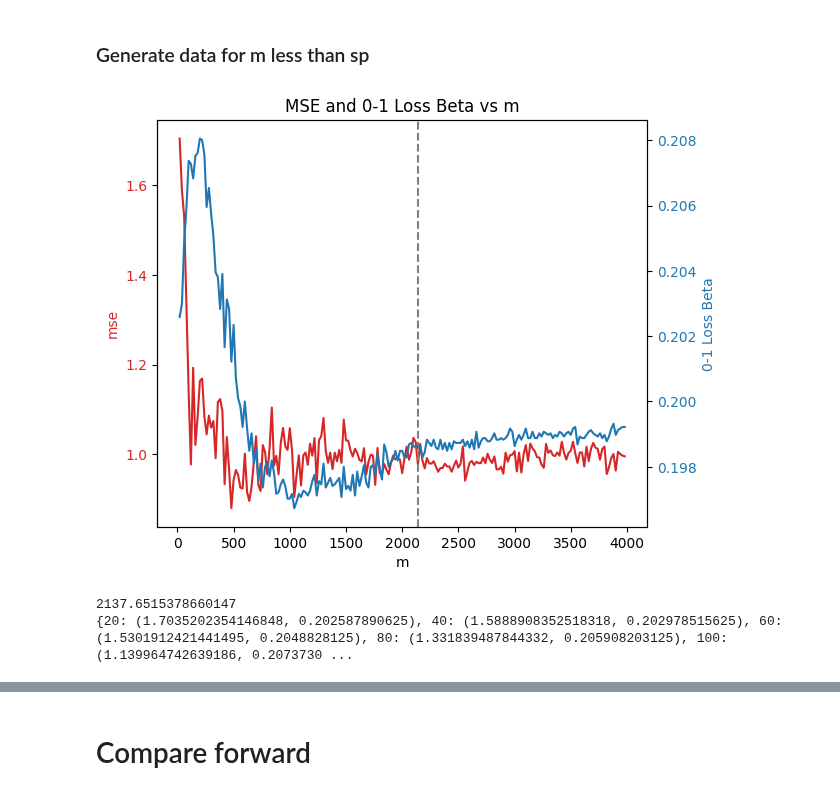
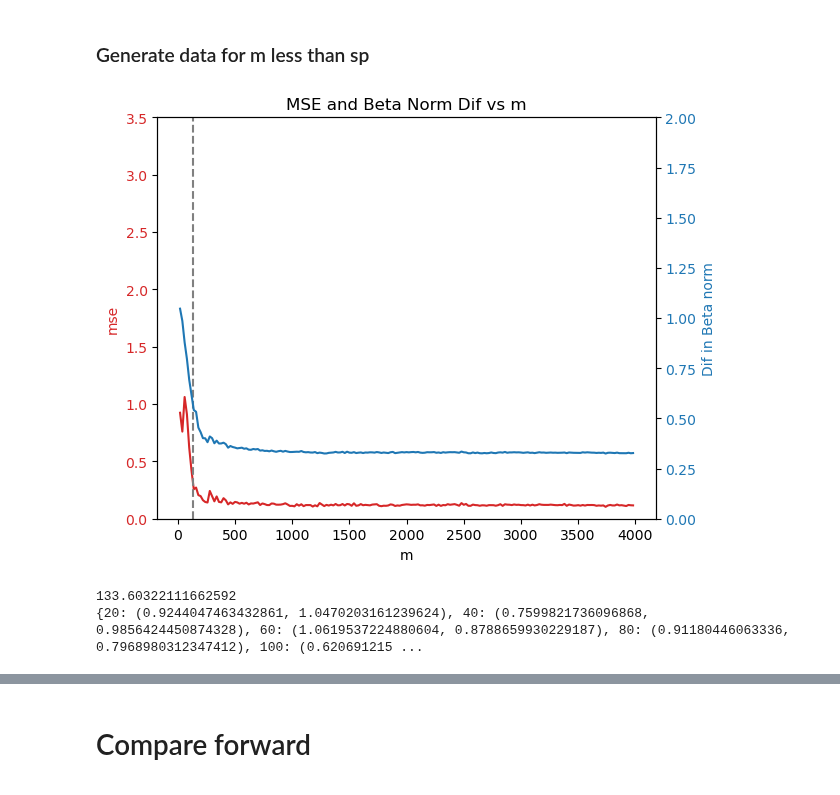
Before and after one commit to qc2321/causal-factorial, a Jupyter notebook: lasso_sk.ipynb, the cells around one changed output, grey strips where cells are left out. Saved outputs shown, nothing was run; the diff lists cells and outputs as text; code cells hidden in the pictures.

Commit message:
more updates to charts

```diff
--- a/lasso_sk.ipynb
+++ b/lasso_sk.ipynb
@@ -434,11 +434,11 @@ def run_generation(n_max, k, sparsity, step):
     for n in range(20, n_max, step):
         mse_sum = 0
         mse_beta_sum=0
-        for seed in [0,1,2,3,4]:
+        for seed in [0,1,2,30,4]:
             #dictionary for mse's
 
             degree = k
-            sigma = 0.1
+            sigma = .1
 
             fm = FM.FactorialModel(
                 n=n,
@@ -455,10 +455,10 @@ def run_generation(n_max, k, sparsity, step):
             degree=degree, interaction_only=True, include_bias=True,
             )
             T = pf.fit_transform(t)
-            T_train, T_test, y_train, y_test = train_test_split(T, y, test_size=0.2, random_state=seed)
-    #         alpha_cv = [0.001, 0.01, 0.1, 0.5]
-    #         model = LassoCV(alphas=alpha_cv, cv=5, random_state=42, max_iter=10000)
-            model = Lasso(alpha = 0.11, max_iter = 10000)
+            T_train, T_test, y_train, y_test = train_test_split(T, y, test_size=0.1, random_state=seed)
+#             alpha_cv = [0.001, 0.01, 0.1, 0.5]
+#             model = LassoCV(alphas=alpha_cv, cv=5, random_state=42, max_iter=10000)
+            model = Lasso(alpha = 0.05, max_iter = 10000)
             model.fit(T_train, y_train)
             # print(f'alpha={model.alpha_}\nbetas={model.coef_}')
 
@@ -468,10 +468,11 @@ def run_generation(n_max, k, sparsity, step):
 
             beta_actual = fm.beta
             beta_hat = model.coef_
-            beta_hat[beta_hat!=0] = 1
-            beta_actual[beta_actual!=0] = 1
-            mse_beta_sum += zero_one_loss(beta_actual, beta_hat)
+#             beta_hat[beta_hat!=0] = 1
+#             beta_actual[beta_actual!=0] = 1
+            mse_beta_sum += np.linalg.norm(beta_actual - beta_hat)
             # print(f"Mean Squared Error of beta: {mse_beta}")
+#             print(zero_one_loss(beta_actual, beta_hat))
 
         mse_dict[n] = (mse_sum/5, mse_beta_sum/5)
     return mse_dict, len(fm.beta)
@@ -488,31 +489,31 @@ def draw_charts(mse_dict, sparsity, length, k):
     ax1.set_ylabel('mse', color=color)
     ax1.plot(n, mse, color=color)
     ax1.tick_params(axis='y', labelcolor=color)
-#     ax1.set_ylim(0, .4)
-    # Create a second y-axis for the second line (mse_beta)
+    ax1.set_ylim(0, 3.5)
+#     Create a second y-axis for the second line (mse_beta)
     ax2 = ax1.twinx()
     color = 'tab:blue'
-    ax2.set_ylabel('0-1 Loss Beta', color=color)
+    ax2.set_ylabel('Dif in Beta norm', color=color)
     ax2.plot(n, mse_beta, color=color)
     ax2.tick_params(axis='y', labelcolor=color)
-#     ax2.set_ylim(0,.26)
+    ax2.set_ylim(0,2)
     tipping_point = calc_tipping_point(sparsity, length, k)
     ax1.axvline(x=tipping_point, linestyle='--', color='gray')
     fig.tight_layout()  # For layout
-    plt.title('MSE and 0-1 Loss Beta vs m')
+    plt.title('MSE and Beta Norm Dif vs m')
     plt.show()
 # %%
 def calc_tipping_point(sparsity, length, k):
     return np.log(math.e /(1-sparsity)) *(1-sparsity) * length
 # %%
 n_max = 4000
-k = 12
+k = 8
 sparsity = 0.8
 mse_dict, length = run_generation(n_max, k, sparsity, 20)
 draw_charts(mse_dict, sparsity, length, k)
 print(calc_tipping_point(sparsity, length, k))
 print(mse_dict)
 # %% [output]
-[figure, old version]
+[figure, new version]
-2137.6515378660147
-{20: (1.7035202354146848, 0.202587890625), 40: (1.5888908352518318, 0.202978515625), 60: (1.5301912421441495, 0.2048828125), 80: (1.331839487844332, 0.205908203125), 100: (1.139964742639186, 0.2073730 ...
+133.60322111662592
+{20: (0.9244047463432861, 1.0470203161239624), 40: (0.7599821736096868, 0.9856424450874328), 60: (1.0619537224880604, 0.8788659930229187), 80: (0.91180446063336, 0.7968980312347412), 100: (0.620691215 ...
```
Also changed, not shown: parts of 10 cells of this notebook.
